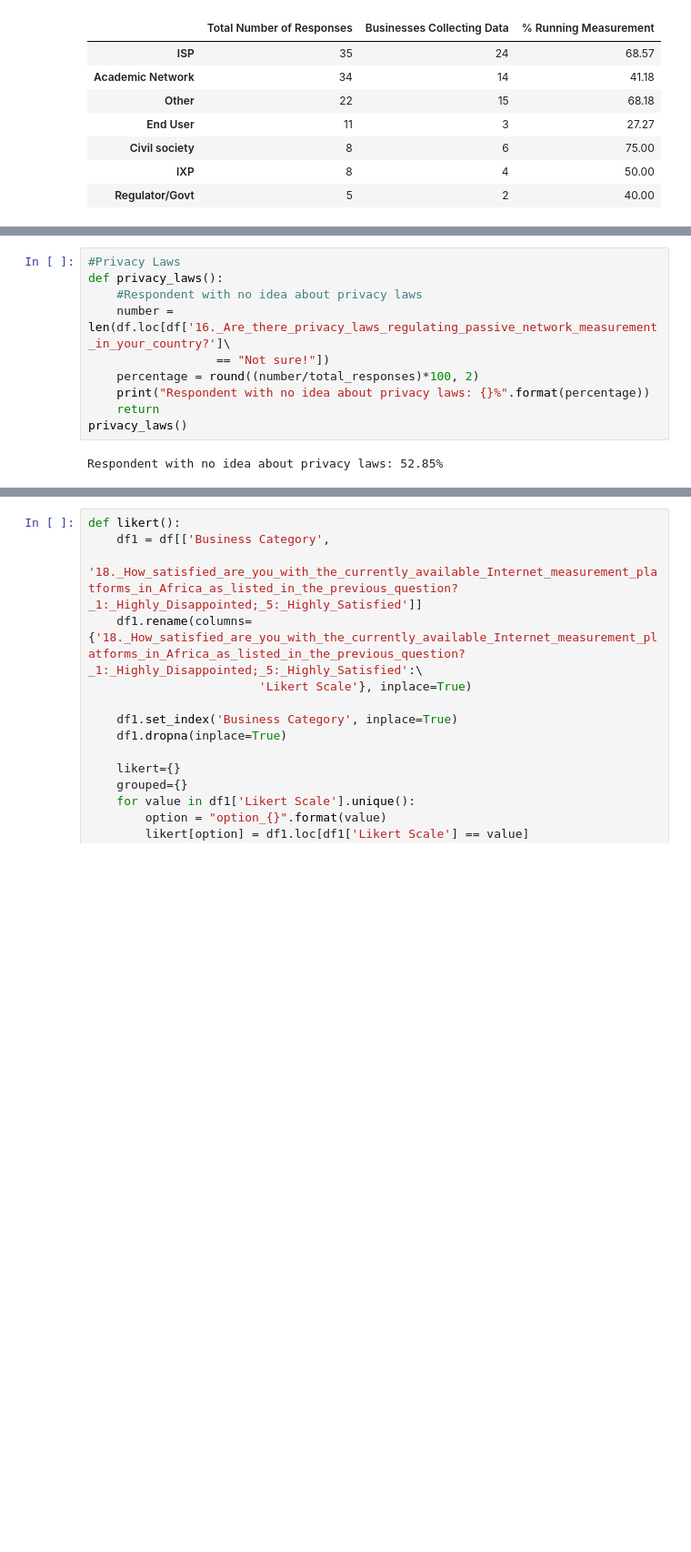
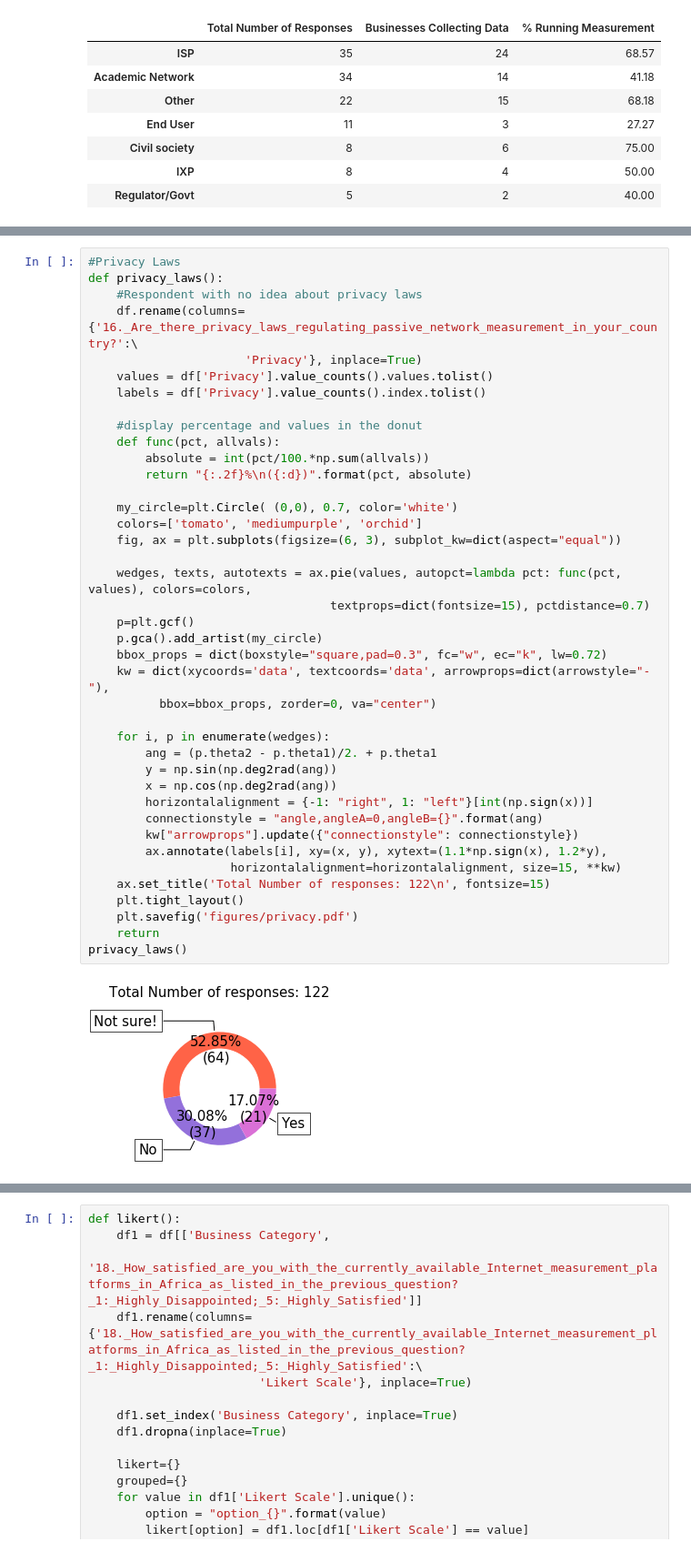
Before and after one commit to AFRINIC-Labs/Africa_Internet_Measurement_Survey, a Jupyter notebook: survey_analysis.ipynb, the cells around one changed output, grey strips where cells are left out. Shown at 91% size. Cells and saved outputs as stored; diff of their text form; blank space fills up the shorter version.

```diff
--- a/survey_analysis.ipynb
+++ b/survey_analysis.ipynb
@@ -351,12 +402,42 @@ Results in Percentage
-# %%
-#Privacy Laws
-def privacy_laws():
-    #Respondent with no idea about privacy laws
-    number = len(df.loc[df['16._Are_there_privacy_laws_regulating_passive_network_measurement_in_your_country?']\
-                  == "Not sure!"])
-    percentage = round((number/total_responses)*100, 2)
-    print("Respondent with no idea about privacy laws: {}%".format(percentage))
-    return
-privacy_laws()
-# %% [output]
-Respondent with no idea about privacy laws: 52.85%
+# %%
+#Privacy Laws
+def privacy_laws():
+    #Respondent with no idea about privacy laws
+    df.rename(columns={'16._Are_there_privacy_laws_regulating_passive_network_measurement_in_your_country?':\
+                      'Privacy'}, inplace=True)
+    values = df['Privacy'].value_counts().values.tolist()
+    labels = df['Privacy'].value_counts().index.tolist()
+
+    #display percentage and values in the donut
+    def func(pct, allvals):
+        absolute = int(pct/100.*np.sum(allvals))
+        return "{:.2f}%\n({:d})".format(pct, absolute)
+
+    my_circle=plt.Circle( (0,0), 0.7, color='white')
+    colors=['tomato', 'mediumpurple', 'orchid']
+    fig, ax = plt.subplots(figsize=(6, 3), subplot_kw=dict(aspect="equal"))
+
+    wedges, texts, autotexts = ax.pie(values, autopct=lambda pct: func(pct, values), colors=colors,
+                                  textprops=dict(fontsize=15), pctdistance=0.7)
+    p=plt.gcf()
+    p.gca().add_artist(my_circle)
+    bbox_props = dict(boxstyle="square,pad=0.3", fc="w", ec="k", lw=0.72)
+    kw = dict(xycoords='data', textcoords='data', arrowprops=dict(arrowstyle="-"),
+          bbox=bbox_props, zorder=0, va="center")
+
+    for i, p in enumerate(wedges):
+        ang = (p.theta2 - p.theta1)/2. + p.theta1
+        y = np.sin(np.deg2rad(ang))
+        x = np.cos(np.deg2rad(ang))
+        horizontalalignment = {-1: "right", 1: "left"}[int(np.sign(x))]
+        connectionstyle = "angle,angleA=0,angleB={}".format(ang)
+        kw["arrowprops"].update({"connectionstyle": connectionstyle})
+        ax.annotate(labels[i], xy=(x, y), xytext=(1.1*np.sign(x), 1.2*y),
+                    horizontalalignment=horizontalalignment, size=15, **kw)
+    ax.set_title('Total Number of responses: 122\n', fontsize=15)
+    plt.tight_layout()
+    plt.savefig('figures/privacy.pdf')
+    return
+privacy_laws()
+# %% [output]
+[figure, added]
```
Also changed, not shown: parts of 12 cells of this notebook, 1 other file.
